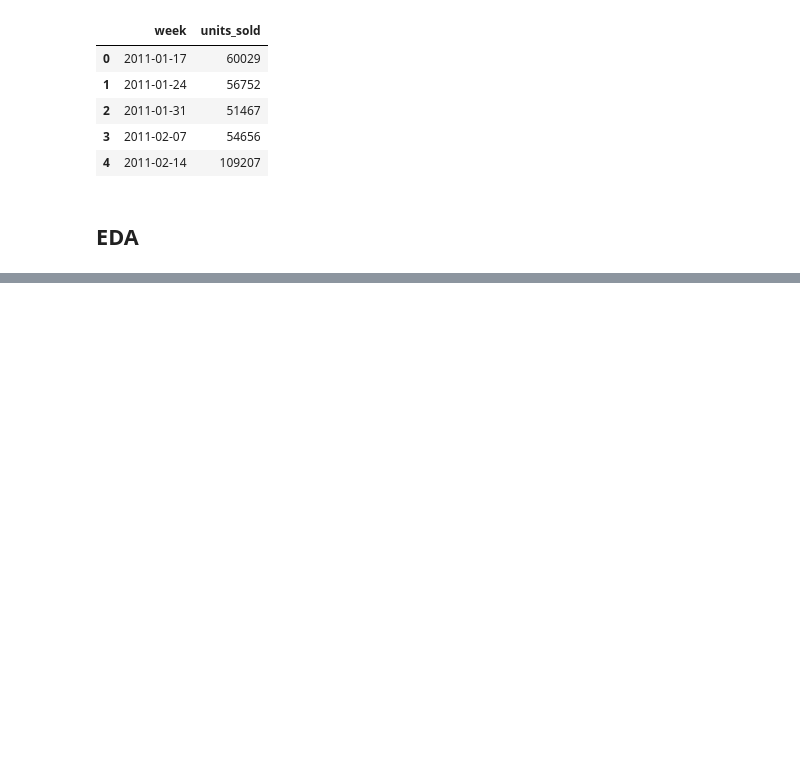
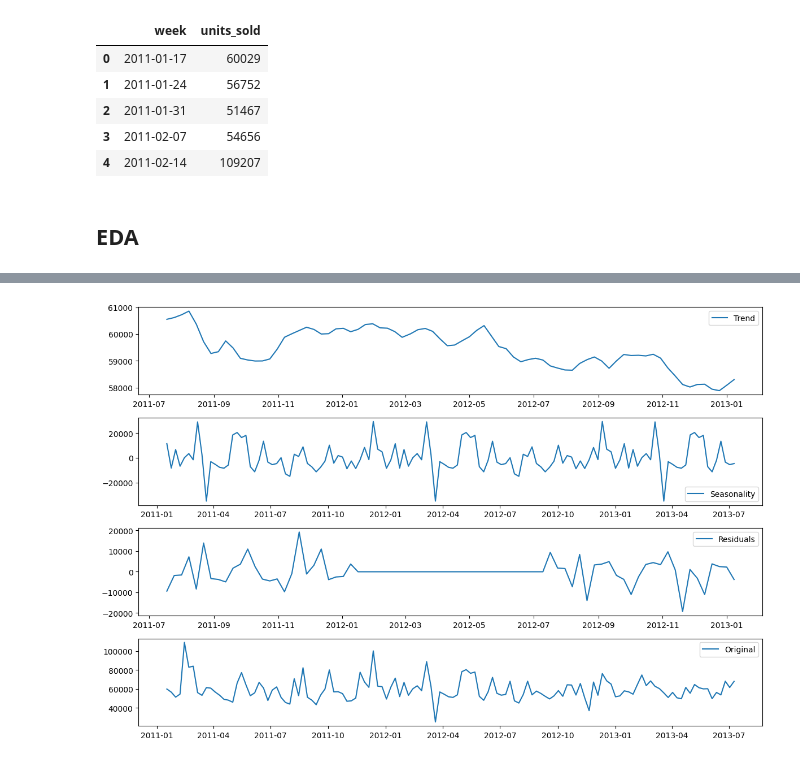
Before and after one commit to srsimonson/time-series-projects, a Jupyter notebook: model_comparisons_ecommerce_demand.ipynb, the cells around one changed output, grey strips where cells are left out. Cells and saved outputs as stored; diff of their text form; code cells hidden in the pictures; blank space fills up the shorter version.

Commit message:
decomposition

```diff
--- a/model_comparisons_ecommerce_demand.ipynb
+++ b/model_comparisons_ecommerce_demand.ipynb
@@ -124,0 +161,36 @@ plt.show()
+# %%
+from statsmodels.tsa.seasonal import seasonal_decompose
+
+# Set 'week' as the index for the data
+weekly_data.set_index('week', inplace=True)
+# %%
+# Decompose the time series with a period of 52 weeks
+decomposition = seasonal_decompose(weekly_data['units_sold'], period=52)
+
+# Plot the trend, seasonality, and residuals
+plt.figure(figsize=(12,8))
+
+# Trend
+plt.subplot(411)
+plt.plot(decomposition.trend, label='Trend')
+plt.legend(loc='best')
+
+# Seasonality
+plt.subplot(412)
+plt.plot(decomposition.seasonal, label='Seasonality')
+plt.legend(loc='best')
+
+# Residuals
+plt.subplot(413)
+plt.plot(decomposition.resid, label='Residuals')
+plt.legend(loc='best')
+
+# Original
+plt.subplot(414)
+plt.plot(weekly_data['units_sold'], label='Original')
+plt.legend(loc='best')
+
+plt.tight_layout()
+plt.show()
+# %% [output]
+[figure, added]
```
Also changed, not shown: parts of 9 cells of this notebook.
